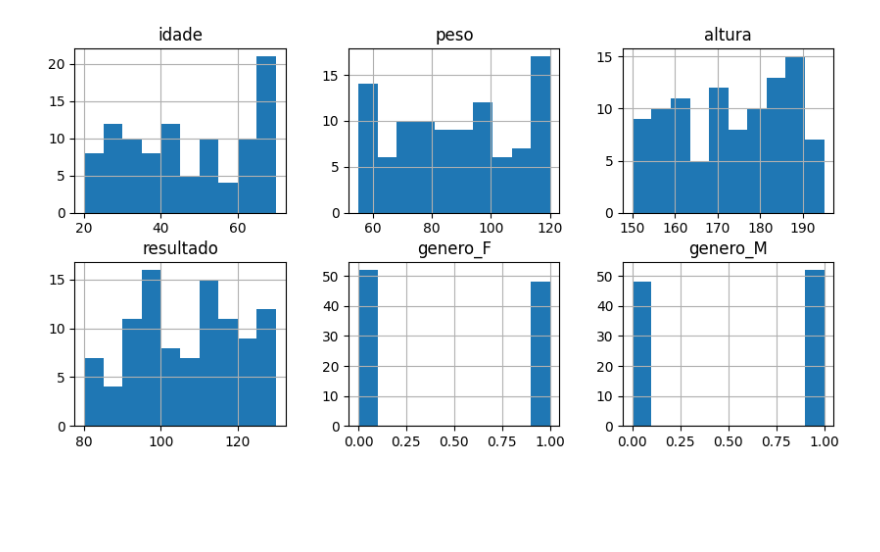
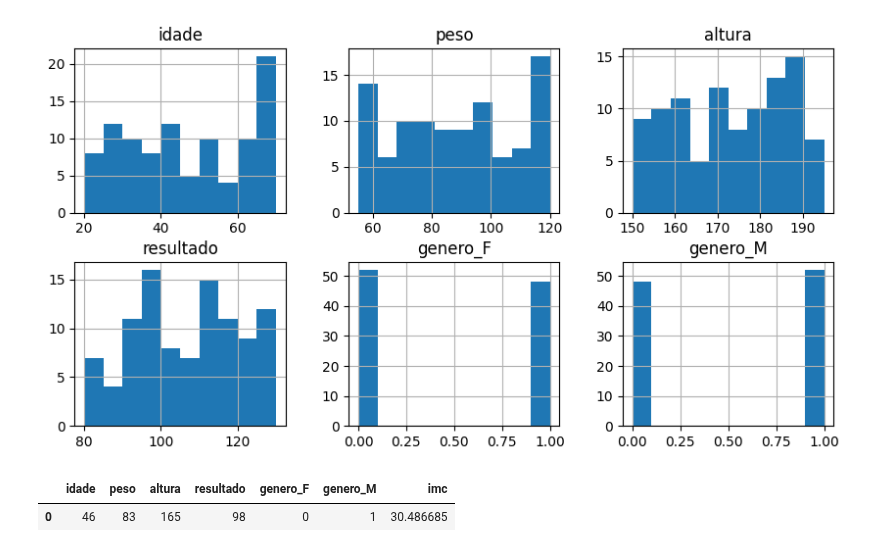
Before and after one commit to LucaPinheiro/modelos_regressao_linear, a Jupyter notebook: modelo_diabetes.ipynb, the cells around one changed output. Saved outputs shown, nothing was run; the diff lists cells and outputs as text; code cells hidden in the pictures; blank space fills up the shorter version.

Commit message:
Refactor code to calculate and add a new feature: IMC (Índice de Massa Corporal)

```diff
--- a/modelo_diabetes.ipynb
+++ b/modelo_diabetes.ipynb
@@ -105,3 +105,13 @@ array([[<Axes: title={'center': 'idade'}>,
         <Axes: title={'center': 'genero_F'}>,
         <Axes: title={'center': 'genero_M'}>]], dtype=object)
 [figure]
+# %%
+# criar uma feature nova
+# IMC (Índice de Massa Corporal)
+# IMC = peso / altura (m) ^ 2
+df_exames['imc'] = df_exames['peso'] / ((df_exames['altura']/100)**2)
+# %%
+df_exames.head(1)
+# %% [output]
+|  | idade | peso | altura | resultado | genero_F | genero_M | imc |
+| 0 | 46 | 83 | 165 | 98 | 0 | 1 | 30.486685 |
```
